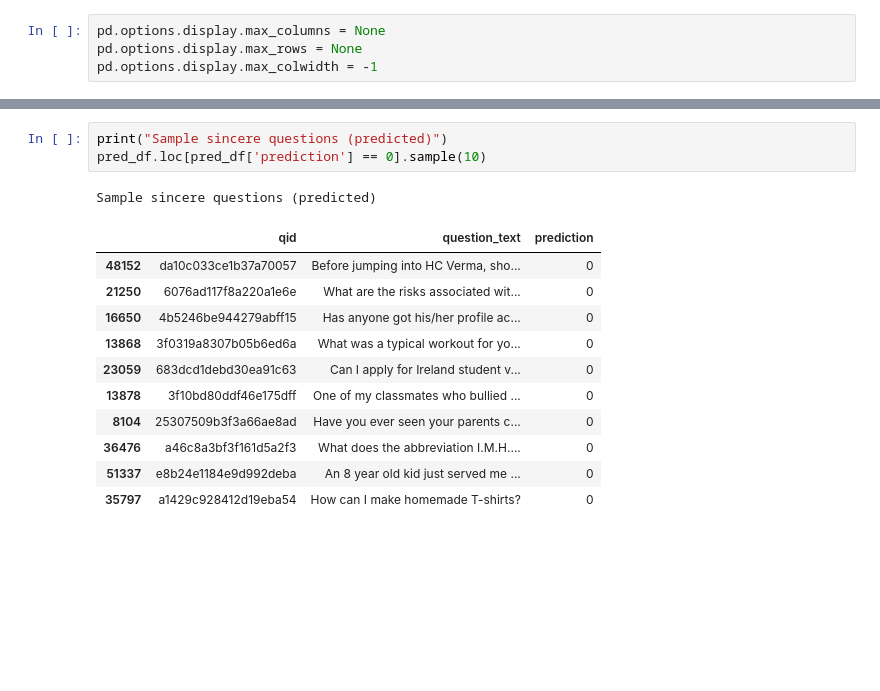
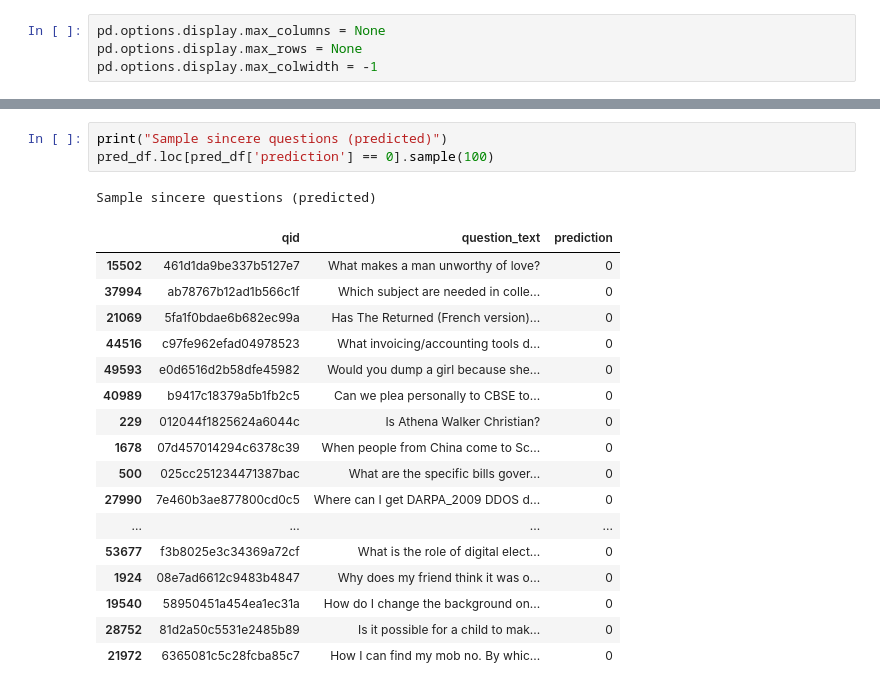
Before and after one commit to kfateem/udacity-ml, a Jupyter notebook: capstone/notebooks/score_model.ipynb, the cells around one changed output, grey strips where cells are left out. Cells and saved outputs as stored; diff of their text form; blank space fills up the shorter version.

```diff
--- a/capstone/notebooks/score_model.ipynb
+++ b/capstone/notebooks/score_model.ipynb
@@ -97,16 +110,22 @@ Sample insincere questions (predicted)
 # %%
 print("Sample sincere questions (predicted)")
-pred_df.loc[pred_df['prediction'] == 0].sample(10)
+pred_df.loc[pred_df['prediction'] == 0].sample(100)
 # %% [output]
 Sample sincere questions (predicted)
 |  | qid | question_text | prediction |
-| 48152 | da10c033ce1b37a70057 | Before jumping into HC Verma, sho... | 0 |
-| 21250 | 6076ad117f8a220a1e6e | What are the risks associated wit... | 0 |
-| 16650 | 4b5246be944279abff15 | Has anyone got his/her profile ac... | 0 |
-| 13868 | 3f0319a8307b05b6ed6a | What was a typical workout for yo... | 0 |
-| 23059 | 683dcd1debd30ea91c63 | Can I apply for Ireland student v... | 0 |
-| 13878 | 3f10bd80ddf46e175dff | One of my classmates who bullied ... | 0 |
-| 8104 | 25307509b3f3a66ae8ad | Have you ever seen your parents c... | 0 |
-| 36476 | a46c8a3bf3f161d5a2f3 | What does the abbreviation I.M.H.... | 0 |
-| 51337 | e8b24e1184e9d992deba | An 8 year old kid just served me ... | 0 |
-| 35797 | a1429c928412d19eba54 | How can I make homemade T-shirts? | 0 |
+| 15502 | 461d1da9be337b5127e7 | What makes a man unworthy of love? | 0 |
+| 37994 | ab78767b12ad1b566c1f | Which subject are needed in colle... | 0 |
+| 21069 | 5fa1f0bdae6b682ec99a | Has The Returned (French version)... | 0 |
+| 44516 | c97fe962efad04978523 | What invoicing/accounting tools d... | 0 |
+| 49593 | e0d6516d2b58dfe45982 | Would you dump a girl because she... | 0 |
+| 40989 | b9417c18379a5b1fb2c5 | Can we plea personally to CBSE to... | 0 |
+| 229 | 012044f1825624a6044c | Is Athena Walker Christian? | 0 |
+| 1678 | 07d457014294c6378c39 | When people from China come to Sc... | 0 |
+| 500 | 025cc251234471387bac | What are the specific bills gover... | 0 |
+| 27990 | 7e460b3ae877800cd0c5 | Where can I get DARPA_2009 DDOS d... | 0 |
+| ... | ... | ... | ... |
+| 53677 | f3b8025e3c34369a72cf | What is the role of digital elect... | 0 |
+| 1924 | 08e7ad6612c9483b4847 | Why does my friend think it was o... | 0 |
+| 19540 | 58950451a454ea1ec31a | How do I change the background on... | 0 |
+| 28752 | 81d2a50c5531e2485b89 | Is it possible for a child to mak... | 0 |
+| 21972 | 6365081c5c28fcba85c7 | How I can find my mob no. By whic... | 0 |
```
Also changed, not shown: parts of 10 cells of this notebook, 1 other file.
